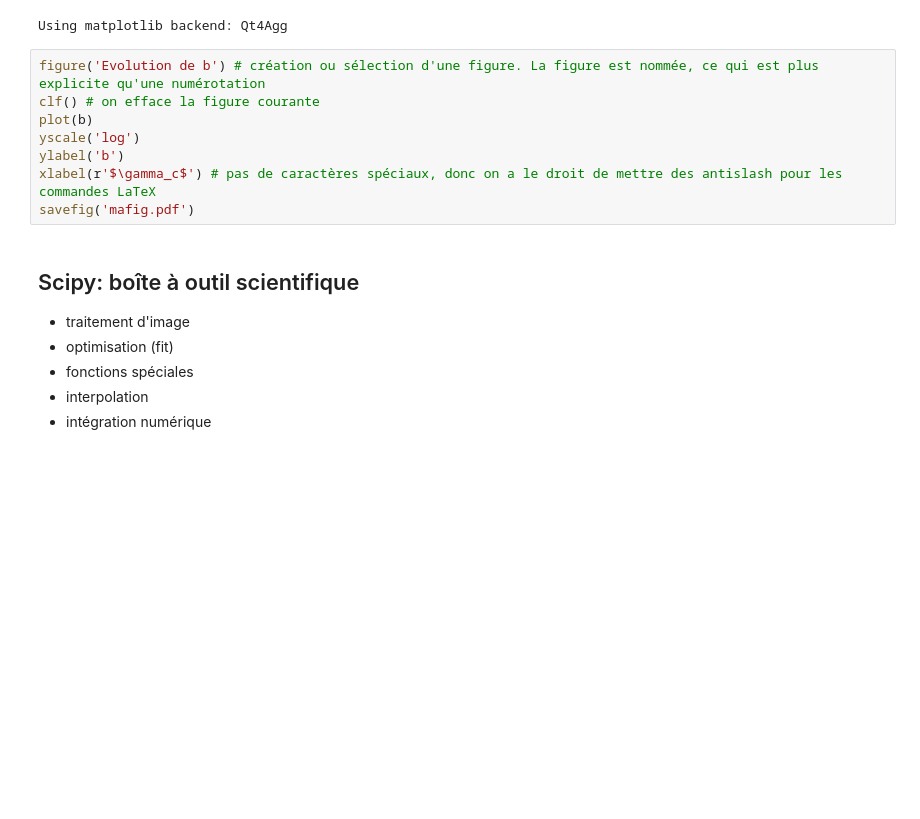
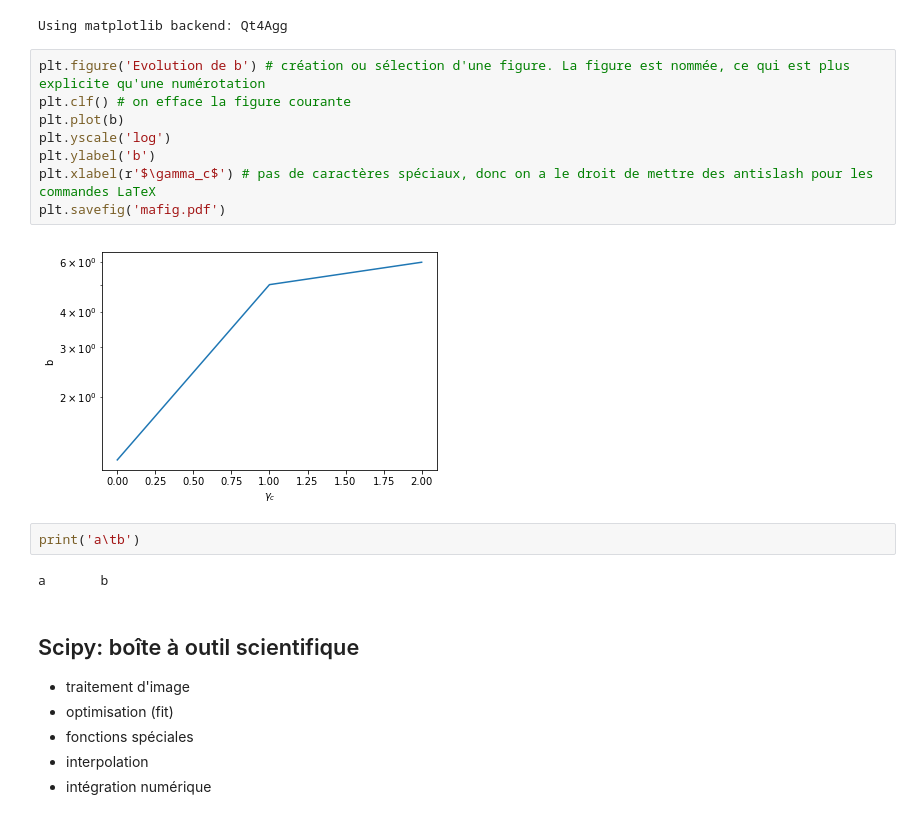
Before and after one commit to MathieuLeocmach/initiation-python, a Jupyter notebook: Initiation.ipynb, the cells around one changed output. Drawn from its saved outputs; the diff is of its cells as text; blank space fills up the shorter version.

```diff
--- a/Initiation.ipynb
+++ b/Initiation.ipynb
@@ -402,13 +478,19 @@ Mais on ne peut plus sélectionner les données directement, pas très pratique
 # %% [output]
 Using matplotlib backend: Qt4Agg
 # %%
-figure('Evolution de b') # création ou sélection d'une figure. La figure est nommée, ce qui est plus explicite qu'une numérotation
-clf() # on efface la figure courante
-plot(b)
-yscale('log')
-ylabel('b')
-xlabel(r'$\gamma_c$') # pas de caractères spéciaux, donc on a le droit de mettre des antislash pour les commandes LaTeX
-savefig('mafig.pdf')
+plt.figure('Evolution de b') # création ou sélection d'une figure. La figure est nommée, ce qui est plus explicite qu'une numérotation
+plt.clf() # on efface la figure courante
+plt.plot(b)
+plt.yscale('log')
+plt.ylabel('b')
+plt.xlabel(r'$\gamma_c$') # pas de caractères spéciaux, donc on a le droit de mettre des antislash pour les commandes LaTeX
+plt.savefig('mafig.pdf')
+# %% [output]
+[figure, added]
+# %%
+print('a\tb')
+# %% [output]
+a       b
 # %% [markdown]
 ## Scipy: boîte à outil scientifique
 
```
Also changed, not shown: parts of 22 cells of this notebook.
